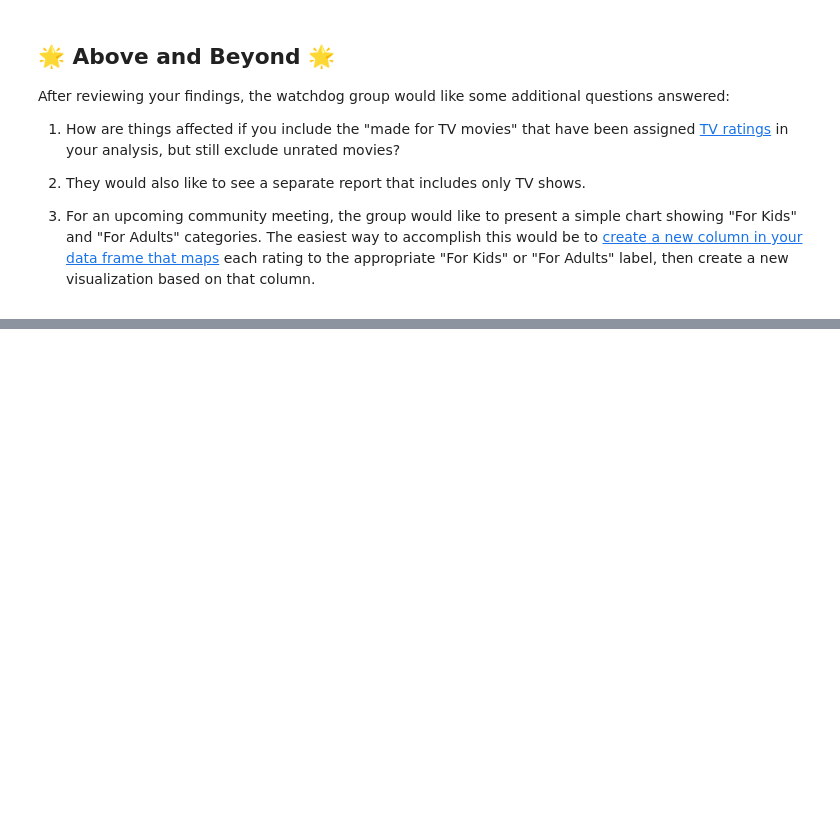
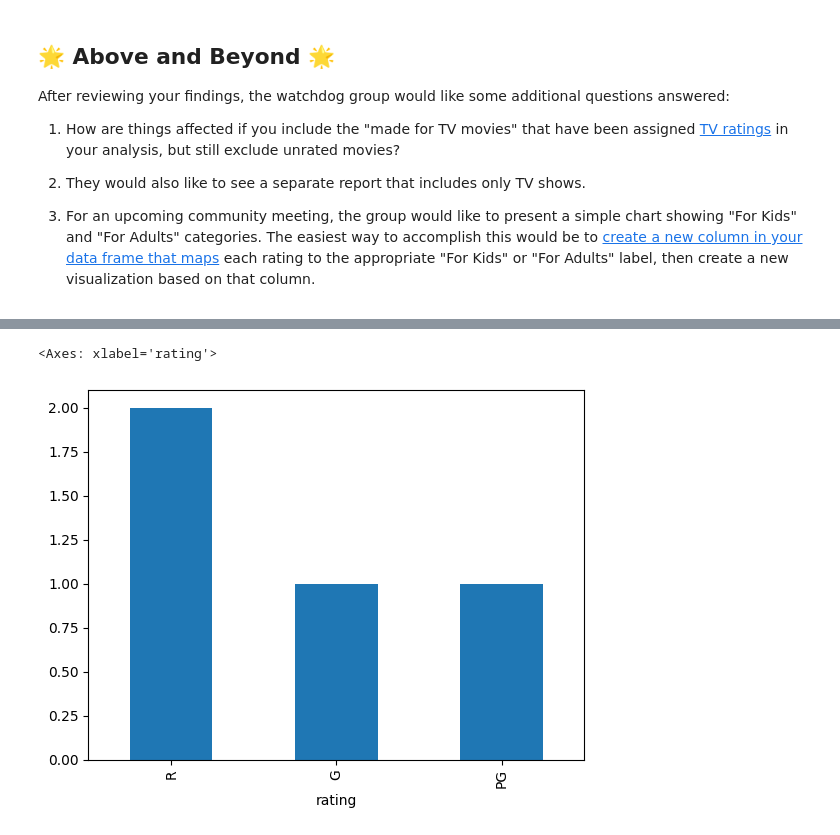
Before and after one commit to nestorbyui/google_colab_byui, a Jupyter notebook: notebooks/Exploration_01.ipynb, the cells around one changed output, grey strips where cells are left out. Drawn from its saved outputs; the diff is of its cells as text; code cells hidden in the pictures; blank space fills up the shorter version.

```diff
--- a/notebooks/Exploration_01.ipynb
+++ b/notebooks/Exploration_01.ipynb
@@ -309,0 +312,3 @@ chart showing "For Kids" and "For Adults" categories. The easiest way to accompl
+# %%
+netflix_titles_tv_shows = netflix_titles[netflix_titles["type"] == "TV Show"]
+netflix_titles_tv_shows["rating"].value_counts()
@@ -309,0 +330,8 @@ chart showing "For Kids" and "For Adults" categories. The easiest way to accompl
+# %%
+netflix_titles_tv_shows_standard_mpaa = netflix_titles_tv_shows[
+    netflix_titles_tv_shows["rating"].isin(["G", "PG", "PG-13", "R", "NC-17"])
+]
+
+netflix_titles_tv_shows_standard_mpaa.shape
+
+netflix_titles_tv_shows_standard_mpaa["rating"].value_counts()
@@ -309,0 +345,5 @@ chart showing "For Kids" and "For Adults" categories. The easiest way to accompl
+# %%
+netflix_titles_tv_shows_standard_mpaa["rating"].value_counts().plot.bar()
+# %% [output]
+<Axes: xlabel='rating'>
+[figure, added]
```
Also changed, not shown: parts of 3 cells of this notebook.
